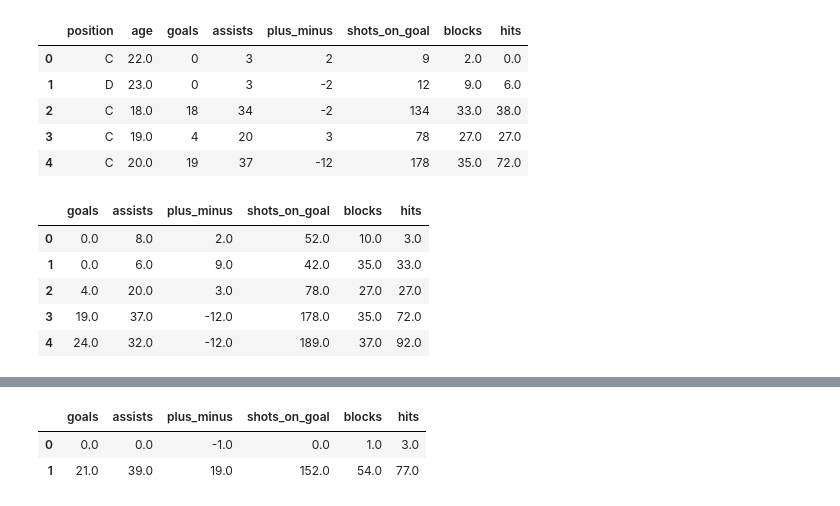
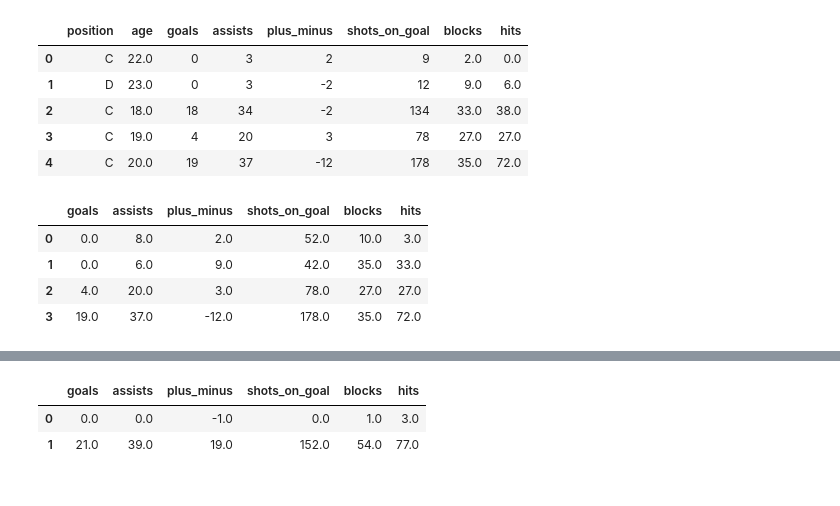
Before and after one commit to MaryLvV/regression, a Jupyter notebook: regression_gone_wrong.ipynb, the cells around one changed output, grey strips where cells are left out. Drawn from its saved outputs; the diff is of its cells as text; code cells hidden in the pictures.

```diff
--- a/regression_gone_wrong.ipynb
+++ b/regression_gone_wrong.ipynb
@@ -197,14 +213,13 @@ display(X.head(), index=True)
 | 3 | C | 19.0 | 4 | 20 | 3 | 78 | 27.0 | 27.0 |
 | 4 | C | 20.0 | 19 | 37 | -12 | 178 | 35.0 | 72.0 |
 # %%
-display(Y.head(), index=True)
+display(Y.head(4), index=True)
 # %% [output]
 |  | goals | assists | plus_minus | shots_on_goal | blocks | hits |
 | 0 | 0.0 | 8.0 | 2.0 | 52.0 | 10.0 | 3.0 |
 | 1 | 0.0 | 6.0 | 9.0 | 42.0 | 35.0 | 33.0 |
 | 2 | 4.0 | 20.0 | 3.0 | 78.0 | 27.0 | 27.0 |
 | 3 | 19.0 | 37.0 | -12.0 | 178.0 | 35.0 | 72.0 |
-| 4 | 24.0 | 32.0 | -12.0 | 189.0 | 37.0 | 92.0 |
 # %%
 X_train, X_test, Y_train, Y_test = (
     train_test_split(X, Y, test_size=0.2, random_state=42)
```
Also changed, not shown: parts of 63 cells of this notebook, 5 other files.
